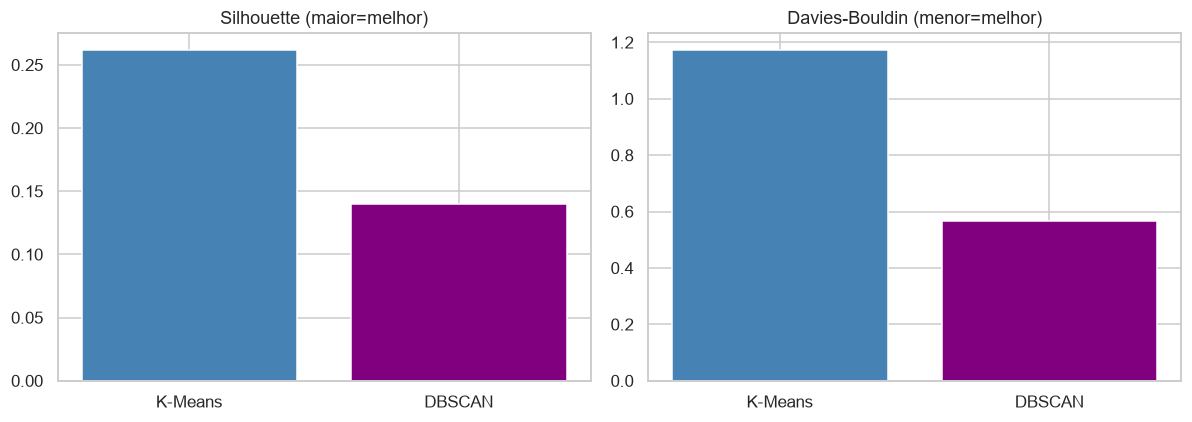
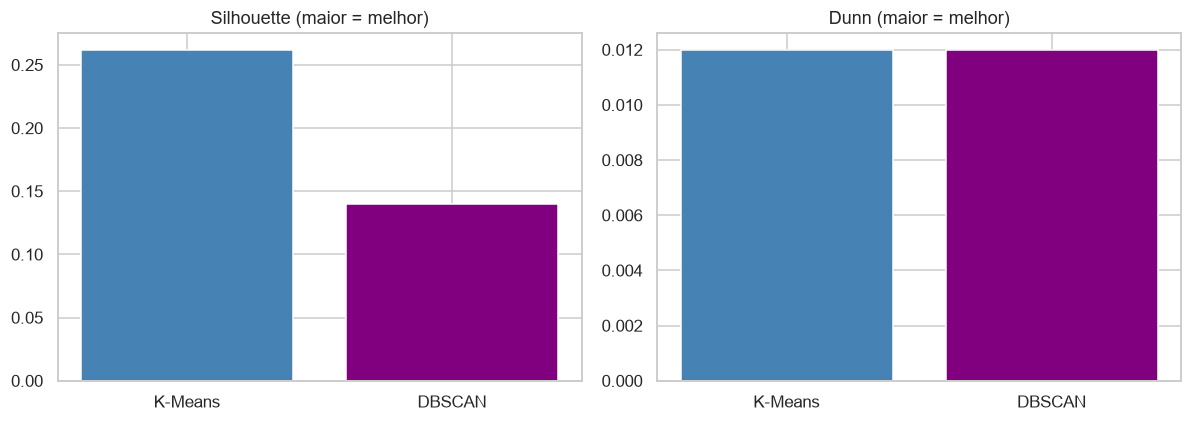
Unified diff of the notebook cell whose output changed from the first chart to the second:
--- before
+++ after
@@ -1,14 +1,40 @@
-def safe_scores(Xe,lb):
-    m=lb!=-1
-    if len(set(lb[m]))<2: return np.nan,np.nan
-    return silhouette_score(Xe[m],lb[m]),davies_bouldin_score(Xe[m],lb[m])
-sil_km,db_km=safe_scores(X_pca.values,labels_km)
-sil_db,db_db=safe_scores(X_db,labels_db)
-comp=pd.DataFrame({'Método':['K-Means','DBSCAN'],'Nº clusters':[best_k,n_clusters_db],
-    'Silhouette (↑)':[sil_km,sil_db],'Davies-Bouldin (↓)':[db_km,db_db],
-    '% ruído':[0.0,100*n_noise/len(labels_db)]}).round(3)
+from sklearn.metrics import pairwise_distances
+
+def dunn_index(Xe, lb):
+    Xe, lb = np.asarray(Xe), np.asarray(lb)
+    m = lb != -1
+    Xe, lb = Xe[m], lb[m]
+    cls = [Xe[lb == c] for c in sorted(set(lb))]
+    if len(cls) < 2:
+        return np.nan
+    inter = min(pairwise_distances(cls[i], cls[j]).min()
+                for i in range(len(cls)) for j in range(i+1, len(cls)))
+    intra = max(pairwise_distances(c).max() for c in cls if len(c) > 1)
+    return inter / intra
+
+def safe_sil(Xe, lb):
+    m = lb != -1
+    if len(set(lb[m])) < 2:
+        return np.nan
+    return silhouette_score(Xe[m], lb[m])
+
+sil_km = safe_sil(X_pca.values, labels_km)
+sil_db = safe_sil(X_db, labels_db)
+dunn_km = dunn_index(X_pca.values, labels_km)
+dunn_db = dunn_index(X_db, labels_db)
+
+comp = pd.DataFrame({
+    'Método': ['K-Means', 'DBSCAN'],
+    'Nº clusters': [best_k, n_clusters_db],
+    'Silhouette (↑)': [sil_km, sil_db],
+    'Dunn (↑)': [dunn_km, dunn_db],
+    '% ruído': [0.0, 100*n_noise/len(labels_db)],
+}).round(3)
 print(comp.to_string(index=False))
-fig,(a1,a2)=plt.subplots(1,2,figsize=(11,4))
-a1.bar(comp['Método'],comp['Silhouette (↑)'],color=['steelblue','purple']); a1.set_title('Silhouette (maior=melhor)')
-a2.bar(comp['Método'],comp['Davies-Bouldin (↓)'],color=['steelblue','purple']); a2.set_title('Davies-Bouldin (menor=melhor)')
+
+fig, (a1, a2) = plt.subplots(1, 2, figsize=(11, 4))
+a1.bar(comp['Método'], comp['Silhouette (↑)'], color=['steelblue','purple'])
+a1.set_title('Silhouette (maior = melhor)')
+a2.bar(comp['Método'], comp['Dunn (↑)'], color=['steelblue','purple'])
+a2.set_title('Dunn (maior = melhor)')
 plt.tight_layout(); plt.show()

Commit: Remoção do davies bouldin score substituindo pelo indice de Dunn